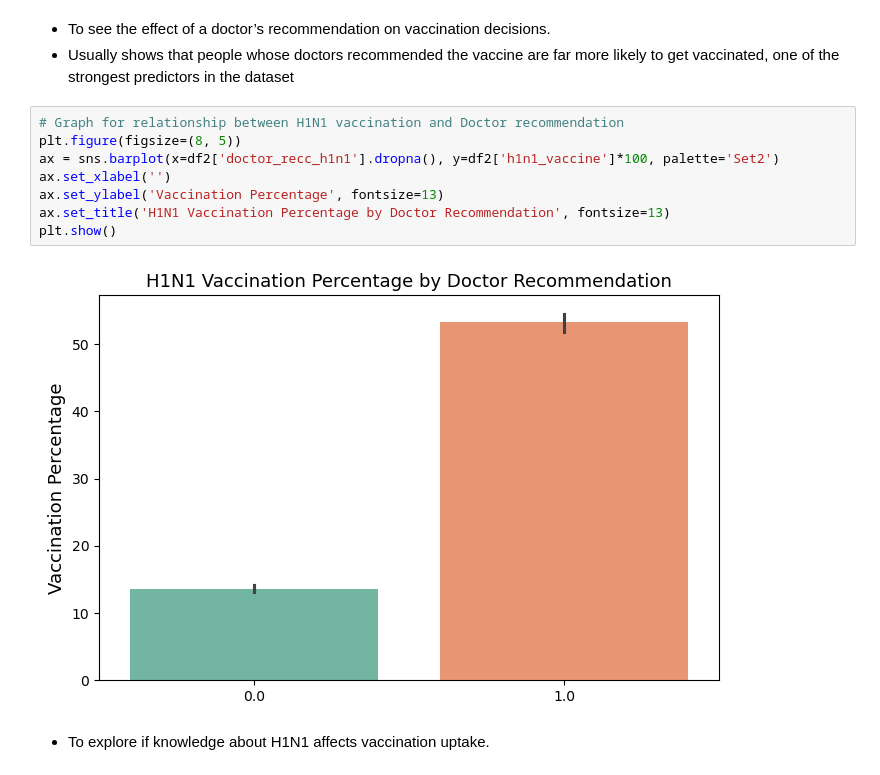
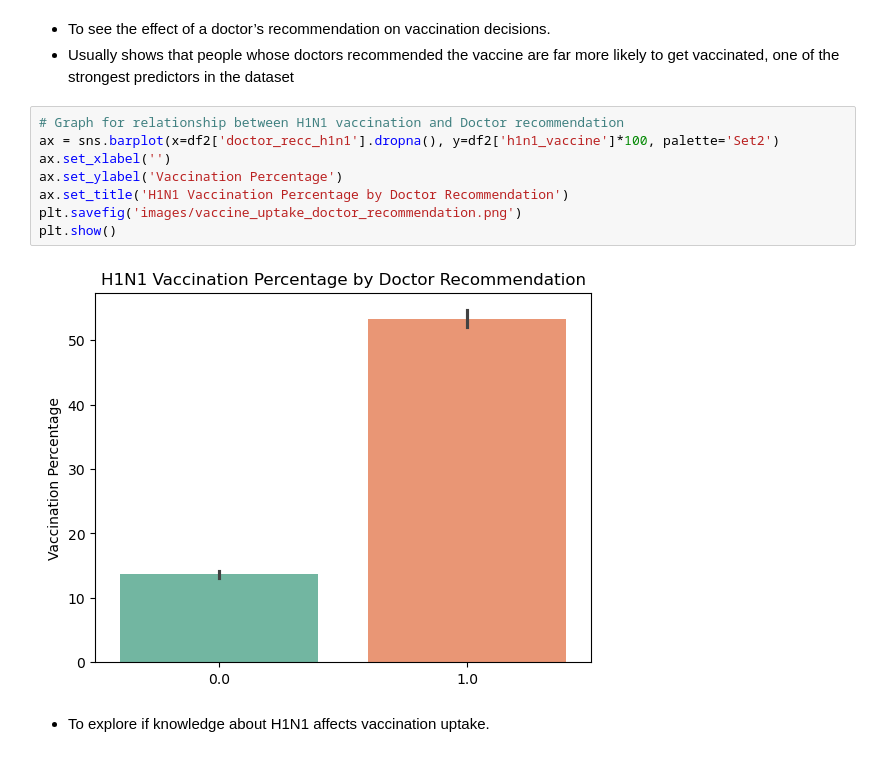
Before and after one commit to danielowuor/H1N1-flu-vaccine, a Jupyter notebook: h1n1_vaccine_analysis.ipynb, the cells around one changed output. Cells and saved outputs as stored; diff of their text form.

```diff
--- a/h1n1_vaccine_analysis.ipynb
+++ b/h1n1_vaccine_analysis.ipynb
@@ -220,14 +229,14 @@ Text(0.5, 0, 'Health Worker Status')
 - Usually shows that people whose doctors recommended the vaccine are far more likely to get vaccinated, one of the strongest predictors in the dataset
 # %%
 # Graph for relationship between H1N1 vaccination and Doctor recommendation
-plt.figure(figsize=(8, 5))
 ax = sns.barplot(x=df2['doctor_recc_h1n1'].dropna(), y=df2['h1n1_vaccine']*100, palette='Set2')
 ax.set_xlabel('')
-ax.set_ylabel('Vaccination Percentage', fontsize=13)
-ax.set_title('H1N1 Vaccination Percentage by Doctor Recommendation', fontsize=13)
+ax.set_ylabel('Vaccination Percentage')
+ax.set_title('H1N1 Vaccination Percentage by Doctor Recommendation')
+plt.savefig('images/vaccine_uptake_doctor_recommendation.png')
 plt.show()
 # %% [output]
-[figure, old version]
+[figure, new version]
 # %% [markdown]
 - To explore if knowledge about H1N1 affects vaccination uptake.
 # %%
```
Also changed, not shown: parts of 21 cells of this notebook.
